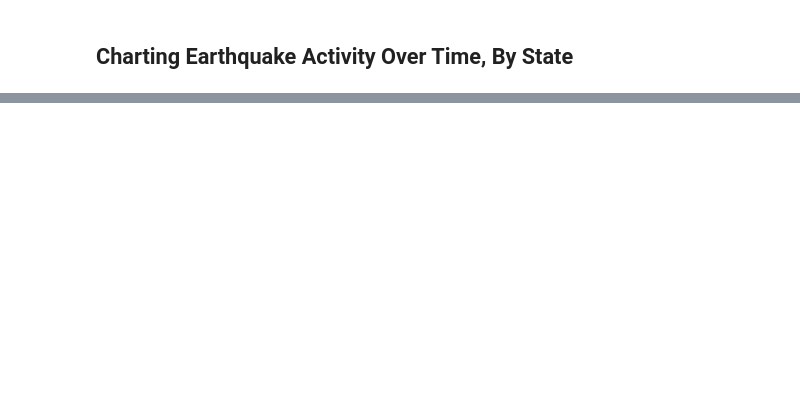
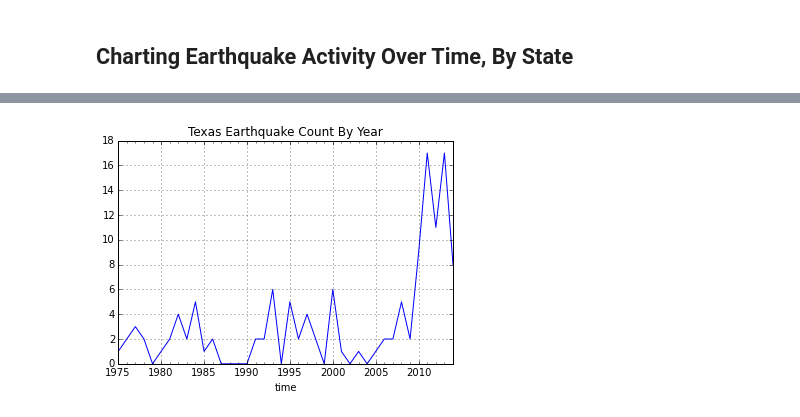
Before and after one commit to inkandswitch/livebook, a Jupyter notebook: sample-notebooks/quakes.ipynb, the cells around one changed output, grey strips where cells are left out. Cells and saved outputs as stored; diff of their text form; code cells hidden in the pictures; blank space fills up the shorter version.

```diff
--- a/sample-notebooks/quakes.ipynb
+++ b/sample-notebooks/quakes.ipynb
@@ -29,0 +55,6 @@ plt.plot(ok_quakes.mag, ok_quakes.mag, "o")
+# %%
+ax = us_quakes[us_quakes["state"] == "Texas"].set_index("time")["id"].resample("A", how="count").plot()
+ax.set_title("Texas Earthquake Count By Year")
+pass
+# %% [output]
+[figure, added]
```
Also changed, not shown: parts of 26 cells of this notebook.
